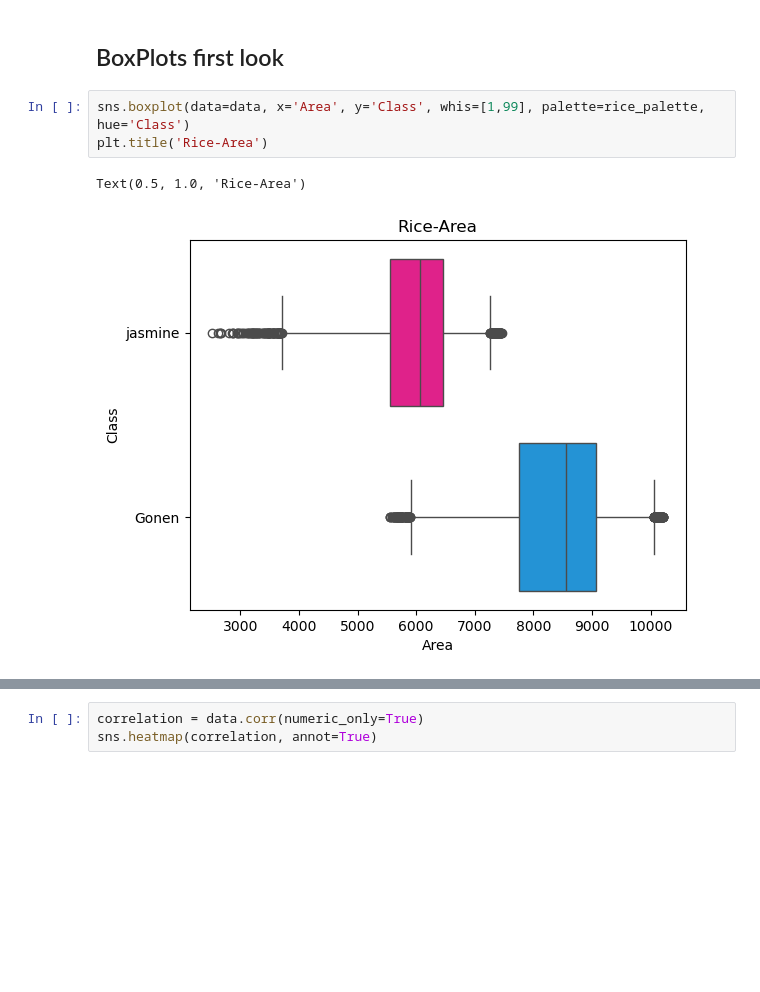
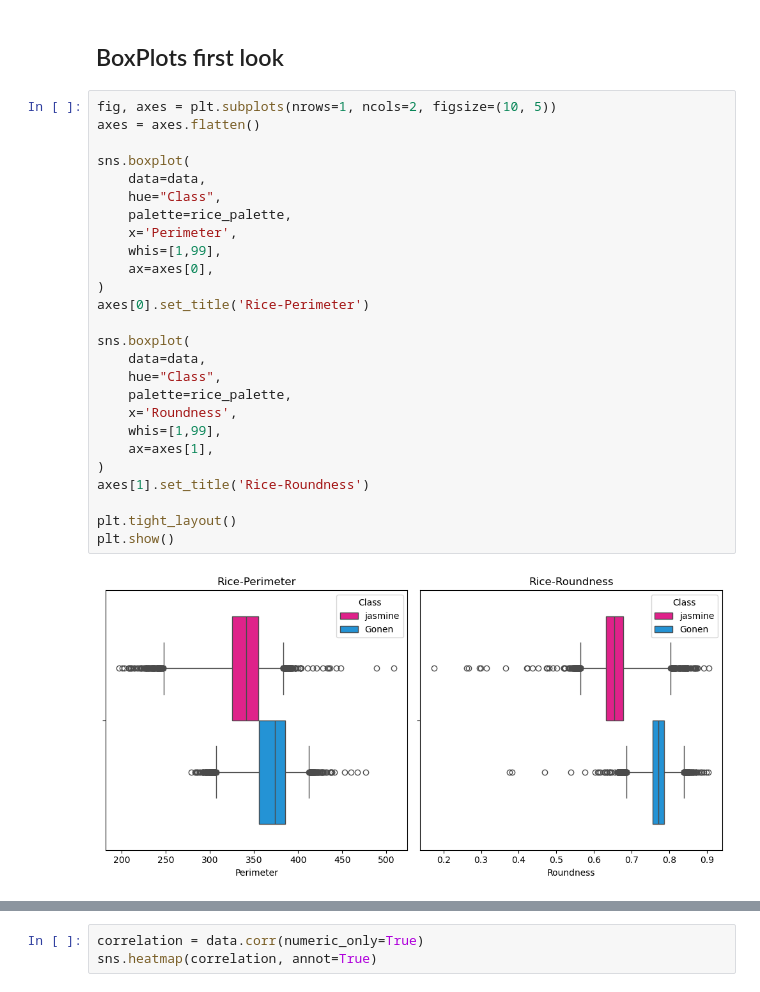
Before and after one commit to 0xKyPre/Mushroom_Viz, a Jupyter notebook: rice_viz.ipynb, the cells around one changed output, grey strips where cells are left out. Drawn from its saved outputs; the diff is of its cells as text; blank space fills up the shorter version.

Commit message:
rice viz

```diff
--- a/rice_viz.ipynb
+++ b/rice_viz.ipynb
@@ -78,8 +108,30 @@ rice_palette
 # %% [markdown]
 ## BoxPlots first look
 # %%
-sns.boxplot(data=data, x='Area', y='Class', whis=[1,99], palette=rice_palette, hue='Class')
-plt.title('Rice-Area')
+fig, axes = plt.subplots(nrows=1, ncols=2, figsize=(10, 5))
+axes = axes.flatten()
+
+sns.boxplot(
+    data=data,
+    hue="Class",
+    palette=rice_palette,
+    x='Perimeter',
+    whis=[1,99],
+    ax=axes[0],
+)
+axes[0].set_title('Rice-Perimeter')
+
+sns.boxplot(
+    data=data,
+    hue="Class",
+    palette=rice_palette,
+    x='Roundness',
+    whis=[1,99],
+    ax=axes[1],
+)
+axes[1].set_title('Rice-Roundness')
+
+plt.tight_layout()
+plt.show()
 # %% [output]
-Text(0.5, 1.0, 'Rice-Area')
-[figure, old version]
+[figure, new version]
```
Also changed, not shown: parts of 10 cells of this notebook, 10 other files.
